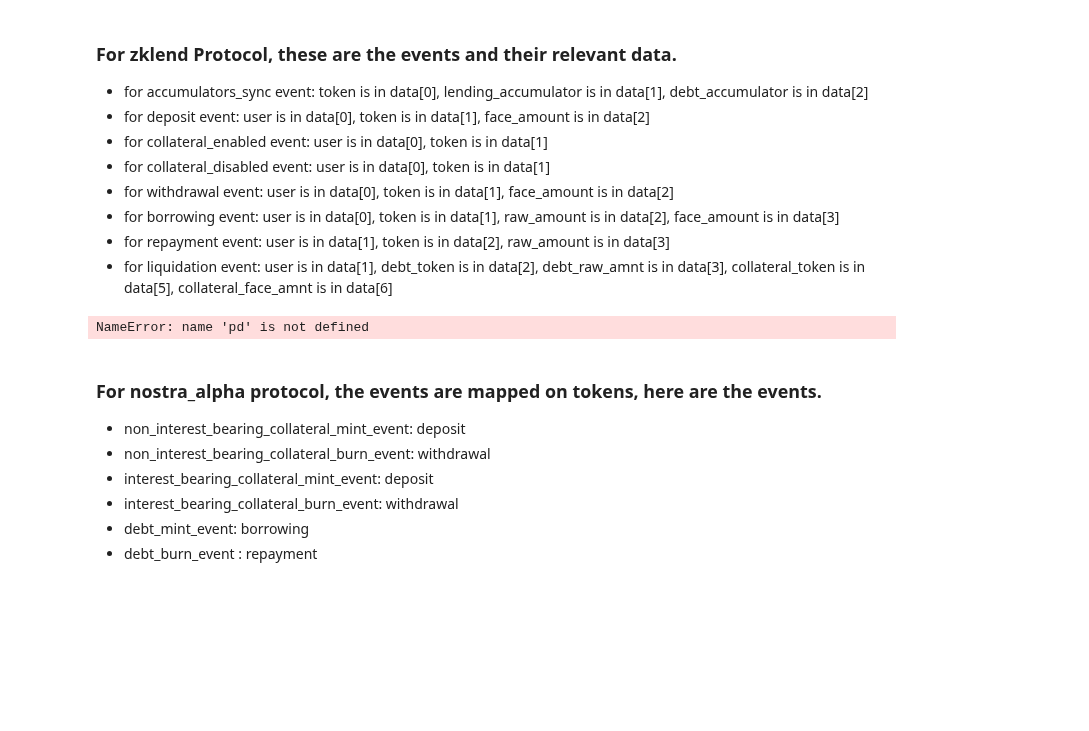
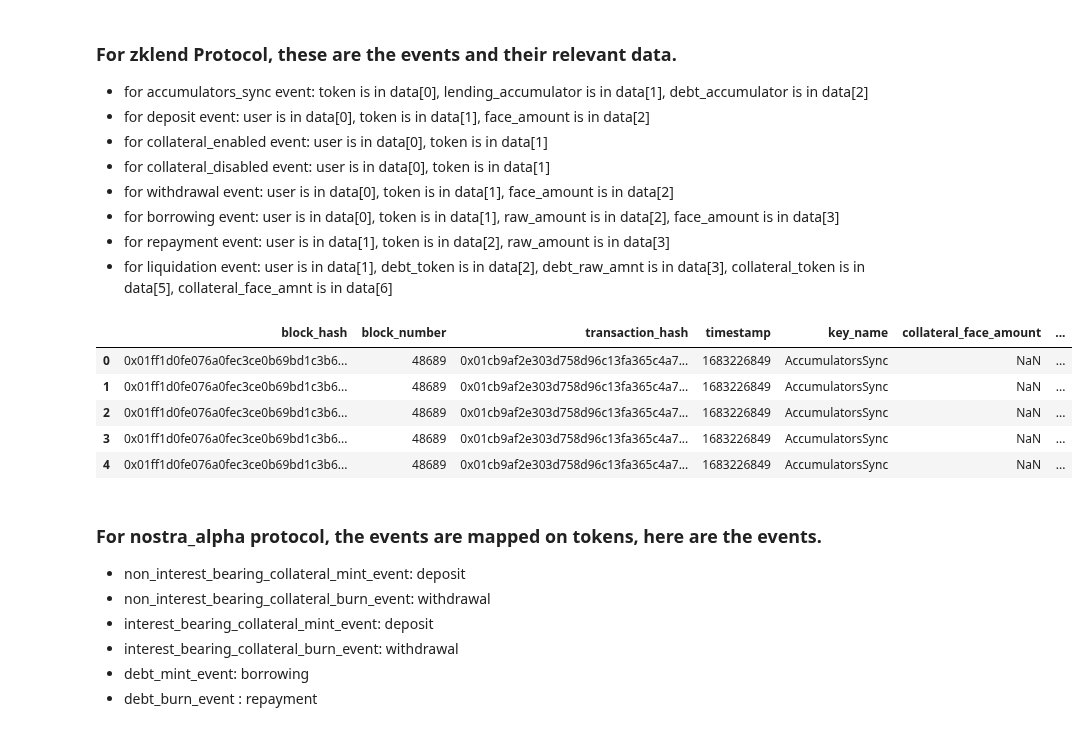
Before and after one commit to CarmineOptions/derisk-research, a Jupyter notebook: notebooks/standardize_events_data.ipynb, the cells around one changed output. Cells and saved outputs as stored; diff of their text form; code cells hidden in the pictures; blank space fills up the shorter version.

```diff
--- a/notebooks/standardize_events_data.ipynb
+++ b/notebooks/standardize_events_data.ipynb
@@ -130,38 +130,43 @@ def extract_zklend(row: pd.Series) -> pd.Series:
         elif row['key_name'] == 'Repayment':
             return pd.Series({
                 'user': data_list[1],
                 'token': data_list[2],
                 'raw_amount': hex_to_int(data_list[3])
             })
         elif row['key_name'] == 'AccumulatorsSync':
             return pd.Series({
                 'token': data_list[0],
                 'lending_accumulator': data_list[1],
                 'debt_accumulator': data_list[2]
             })
         else:
-            raise ValueError("Unrecognized key_name") # Raising an error for unrecognized key_name
+            raise ValueError(f"Unrecognized key_name: {row['key_name']}") # Raising an error for unrecognized key_name
     except Exception as e:
         # Handle any parsing errors
-        raise RuntimeError(f"Failed to extract data from row: {str(e)}") from e
+        raise ValueError(f"Failed to extract data from row: {str(e)}") from e
 
 # Filter the dataset for 'zklend' protocol
-zklend_events = df_events[df_events['Protocol'] == 'zklend']
+zklend_events = events[events['Protocol'] == 'zklend']
 
 # Apply the extraction function to each row
 standardized_zklend_events = zklend_events.apply(extract_zklend, axis=1)
 
 # Concatenate the extracted elements with the original dataframe
 standardized_zklend_events = pd.concat([zklend_events[['block_hash', 'block_number', 'transaction_hash', 'timestamp', 'key_name']], standardized_zklend_events], axis=1)
 
 # display the dataframe
-# standardized_zklend_events.head()
+standardized_zklend_events.head()
 
 # Uncomment the following below to Save the resulting dataframe to a new CSV file
 # output_file_path = 'standardized_zklend_events.csv'
 # standardized_zklend_events.to_csv(output_file_path, index=False)
 # %% [output]
-NameError: name 'pd' is not defined
+|  | block_hash | block_number | transaction_hash | timestamp | key_name | collateral_face_amount | ... |
+| 0 | 0x01ff1d0fe076a0fec3ce0b69bd1c3b6... | 48689 | 0x01cb9af2e303d758d96c13fa365c4a7... | 1683226849 | AccumulatorsSync | NaN | ... |
+| 1 | 0x01ff1d0fe076a0fec3ce0b69bd1c3b6... | 48689 | 0x01cb9af2e303d758d96c13fa365c4a7... | 1683226849 | AccumulatorsSync | NaN | ... |
+| 2 | 0x01ff1d0fe076a0fec3ce0b69bd1c3b6... | 48689 | 0x01cb9af2e303d758d96c13fa365c4a7... | 1683226849 | AccumulatorsSync | NaN | ... |
+| 3 | 0x01ff1d0fe076a0fec3ce0b69bd1c3b6... | 48689 | 0x01cb9af2e303d758d96c13fa365c4a7... | 1683226849 | AccumulatorsSync | NaN | ... |
+| 4 | 0x01ff1d0fe076a0fec3ce0b69bd1c3b6... | 48689 | 0x01cb9af2e303d758d96c13fa365c4a7... | 1683226849 | AccumulatorsSync | NaN | ... |
 # %% [markdown]
 ### For nostra_alpha protocol, the events are mapped on tokens, here are the events.
 - non_interest_bearing_collateral_mint_event: deposit
```
Also changed, not shown: parts of 9 cells of this notebook.
